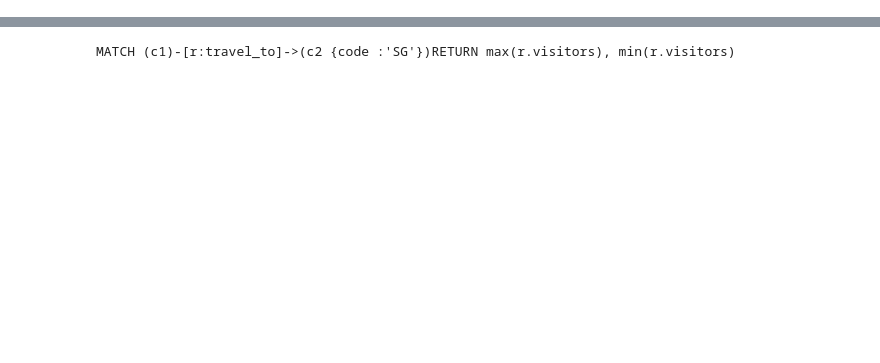
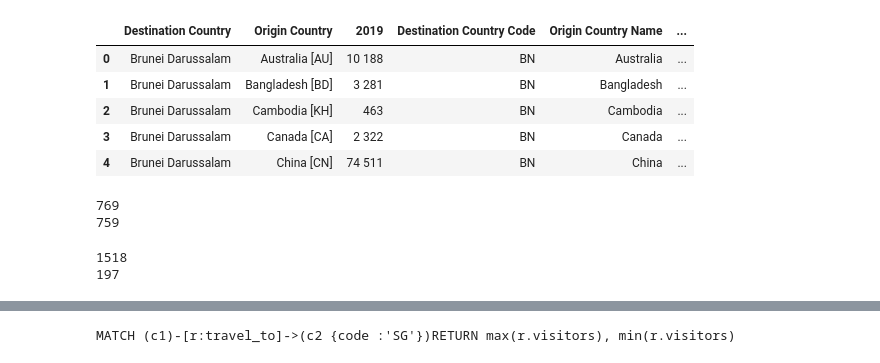
Before and after one commit to boyanng/IRS-PM-2022-05-20-IS05PT-GRP-Apollo, a Jupyter notebook: SystemCode/TrainModelOrBuildKB/CountryTravelersNetworkBuilding.ipynb, the cells around one changed output, grey strips where cells are left out. Cells and saved outputs as stored; diff of their text form; code cells hidden in the pictures; blank space fills up the shorter version.

```diff
--- a/SystemCode/TrainModelOrBuildKB/CountryTravelersNetworkBuilding.ipynb
+++ b/SystemCode/TrainModelOrBuildKB/CountryTravelersNetworkBuilding.ipynb
@@ -8,0 +14,8 @@ Scoring based on traveller volume
+# %%
+# Read data
+# Data source: https://data.aseanstats.org/visitors
+arrival_df = pd.read_csv("ASEANStatsData.csv", skiprows=1)
+arrival_df=arrival_df.fillna(method="ffill")
+# arrival_df = pd.read_excel("arrivals_asean.xlsx")
+print(len(arrival_df))
+arrival_df.head()
@@ -8,0 +30,48 @@ Scoring based on traveller volume
+# %%
+# Read Mapping data
+
+code_map = pd.read_csv("country_name_code_map.csv")
+code_map = code_map.rename(columns={'Country Name':'Destination Country', 'Country Code': 'Destination Country Code'})
+# %%
+# ETL
+arrival_df = arrival_df.merge(code_map, on='Destination Country', how='left')
+arrival_df[['Origin Country Name','Origin Country Code']]= arrival_df["Origin Country"].str.split('[',expand=True)
+arrival_df["Origin Country Name"]= arrival_df["Origin Country Name"].str.strip()
+arrival_df["Origin Country Code"] = arrival_df["Origin Country Code"].str.replace(']','')
+arrival_df['visitors'] = arrival_df['2019'].str.replace(' ', '').astype(int)
+arrival_df.head()
+# %% [output]
+|  | Destination Country | Origin Country | 2019 | Destination Country Code | Origin Country Name | ... |
+| 0 | Brunei Darussalam | Australia [AU] | 10 188 | BN | Australia | ... |
+| 1 | Brunei Darussalam | Bangladesh [BD] | 3 281 | BN | Bangladesh | ... |
+| 2 | Brunei Darussalam | Cambodia [KH] | 463 | BN | Cambodia | ... |
+| 3 | Brunei Darussalam | Canada [CA] | 2 322 | BN | Canada | ... |
+| 4 | Brunei Darussalam | China [CN] | 74 511 | BN | China | ... |
+# %%
+# Remove rows with same destination and origin country
+arrival_df = arrival_df[arrival_df["Destination Country Code"] != arrival_df["Origin Country Code"]]
+print(len(arrival_df))
+
+# Remove rows with "Others Unspecified Countries"
+arrival_df = arrival_df[arrival_df["Origin Country Name"] != "Others Unspecified Countries"]
+print(len(arrival_df))
+# %% [output]
+769
+759
+# %%
+# Get unique list of Countries
+
+dest_country = arrival_df[["Destination Country", "Destination Country Code"]]
+dest_country = dest_country.rename(columns={'Destination Country':'Country Name', 'Destination Country Code':'Country Code'})
+
+ori_country = arrival_df[["Origin Country Name","Origin Country Code"]]
+ori_country = ori_country.rename(columns={'Origin Country Name':'Country Name', 'Origin Country Code':'Country Code'})
+
+entities= pd.concat([dest_country,ori_country])
+print(len(entities))
+
+unique_entities = entities.drop_duplicates(keep='first', inplace=False)
+print(len(unique_entities))
+# %% [output]
+1518
+197
```
Also changed, not shown: parts of 34 cells of this notebook, 4 other files.
